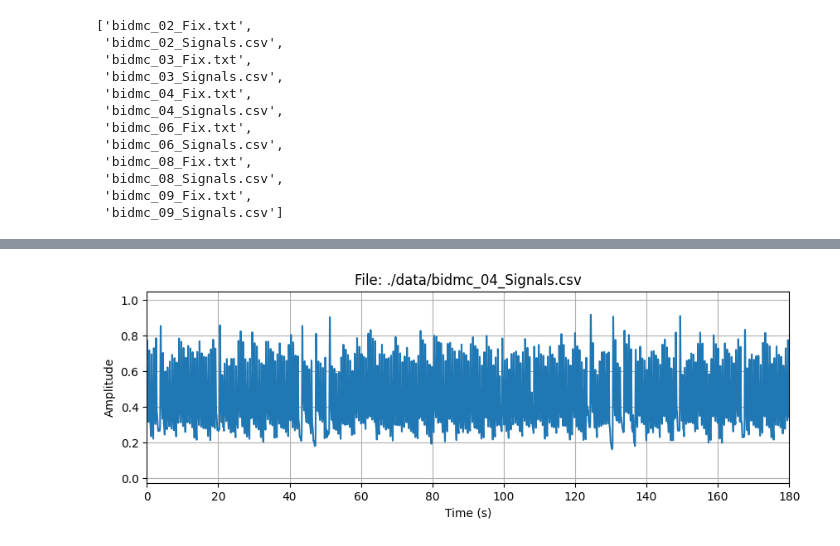
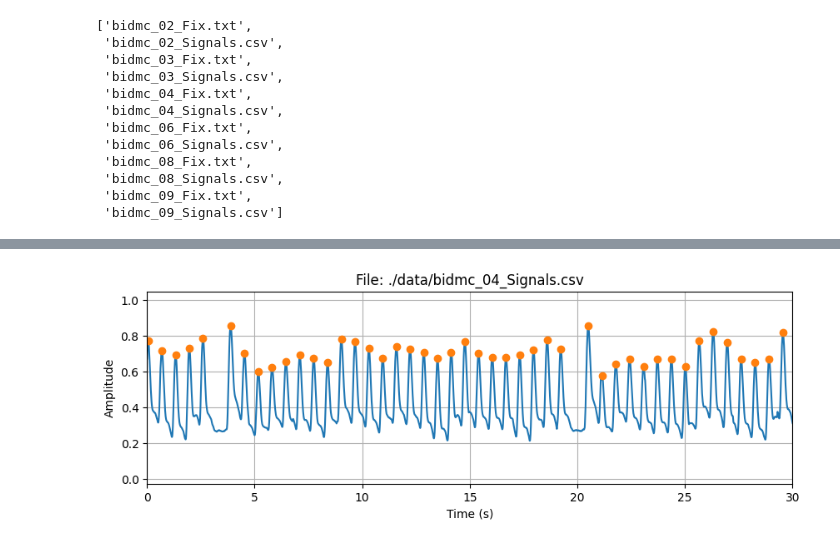
Before and after one commit to vilho3/laitteisto1, a Jupyter notebook: Heart_rate/HT_A2_familyname.ipynb, the cells around one changed output, grey strips where cells are left out. Cells and saved outputs as stored; diff of their text form; code cells hidden in the pictures.

```diff
--- a/Heart_rate/HT_A2_familyname.ipynb
+++ b/Heart_rate/HT_A2_familyname.ipynb
@@ -47,13 +63,18 @@ t = np.arange(len(ppg))*ts
 # %%
-# Plot 180 seconds of the full signal
+
+#peaks of the signal
+peaks, properties = find_peaks(ppg, height=0.5, distance=50)
+# Plot the ppg signal and the peaks
 plt.figure(figsize = (10, 3))
 plt.plot(t, ppg)
+plt.plot(t[peaks], ppg[peaks], 'o')
 plt.xlabel('Time (s)')
 plt.ylabel('Amplitude')
 plt.title(f'File: {filename}')
-plt.xlim(0, 180)
+plt.xlim(0, 30)
+
 plt.grid()
 plt.show()
 # %% [output]
-[figure, old version]
+[figure, new version]
 # %%
```
Also changed, not shown: parts of 5 cells of this notebook.
